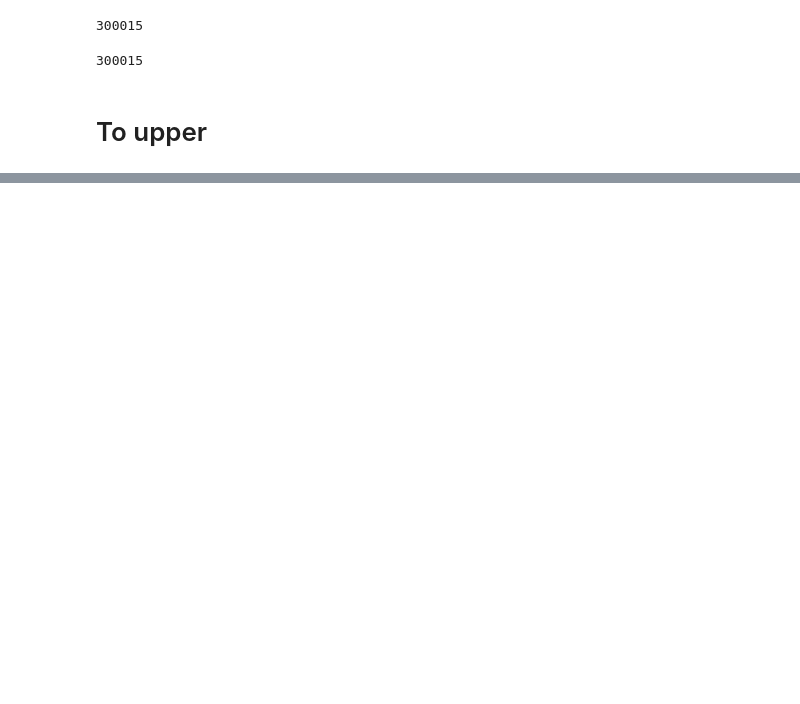
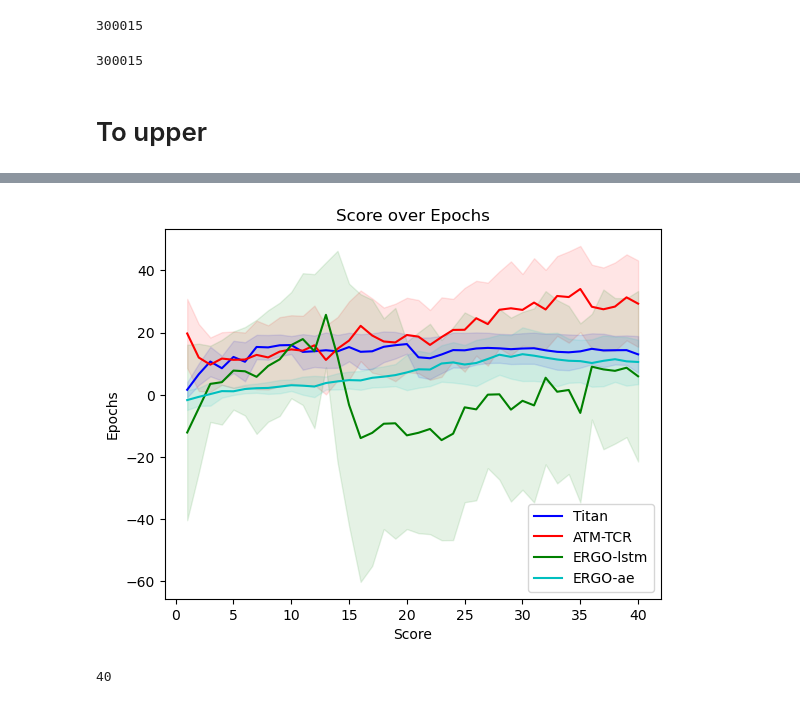
Before and after one commit to Lee-CBG/BAP_Attack_n_Defend, a Jupyter notebook: process_TITAN.ipynb, the cells around one changed output, grey strips where cells are left out. Cells and saved outputs as stored; diff of their text form; code cells hidden in the pictures; blank space fills up the shorter version.

```diff
--- a/process_TITAN.ipynb
+++ b/process_TITAN.ipynb
@@ -255,0 +359,35 @@ tcr.to_csv('./data/tcr.csv', header=None, sep='\t')
+# %%
+
+
+plt.plot(x_titan, mean_titan, label='Titan', color='b')
+# Plot the standard deviation as a shaded region
+plt.fill_between(x_titan, mean_titan - std_titan, mean_titan + std_titan, color='b', alpha=0.1)
+plt.plot(x_tcr, mean_tcr, label='ATM-TCR', color='r')
+# Plot the standard deviation as a shaded region
+plt.fill_between(x_tcr, mean_tcr - std_tcr, mean_tcr + std_tcr, color='r', alpha=0.1)
+
+plt.plot(x_ergolstm, mean_ergolstm, label='ERGO-lstm', color='g')
+# Plot the standard deviation as a shaded region
+plt.fill_between(x_ergolstm, mean_ergolstm - std_ergolstm, mean_ergolstm + std_ergolstm, color='g', alpha=0.1)
+
+plt.plot(x_ergoae, mean_ergoae, label='ERGO-ae', color='c')
+# Plot the standard deviation as a shaded region
+plt.fill_between(x_ergoae, mean_ergoae - std_ergoae, mean_ergoae + std_ergoae, color='c', alpha=0.1)
+
+# Add labels and title
+plt.title("Score over Epochs")
+plt.xlabel("Score")
+plt.ylabel("Epochs")
+
+
+
+# Show legend
+plt.legend()
+# Show the plot
+plt.show()
+# %% [output]
+[figure, added]
+# %%
+len(mean_titan)
+# %% [output]
+40
```
Also changed, not shown: parts of 18 cells of this notebook, 35 other files.
